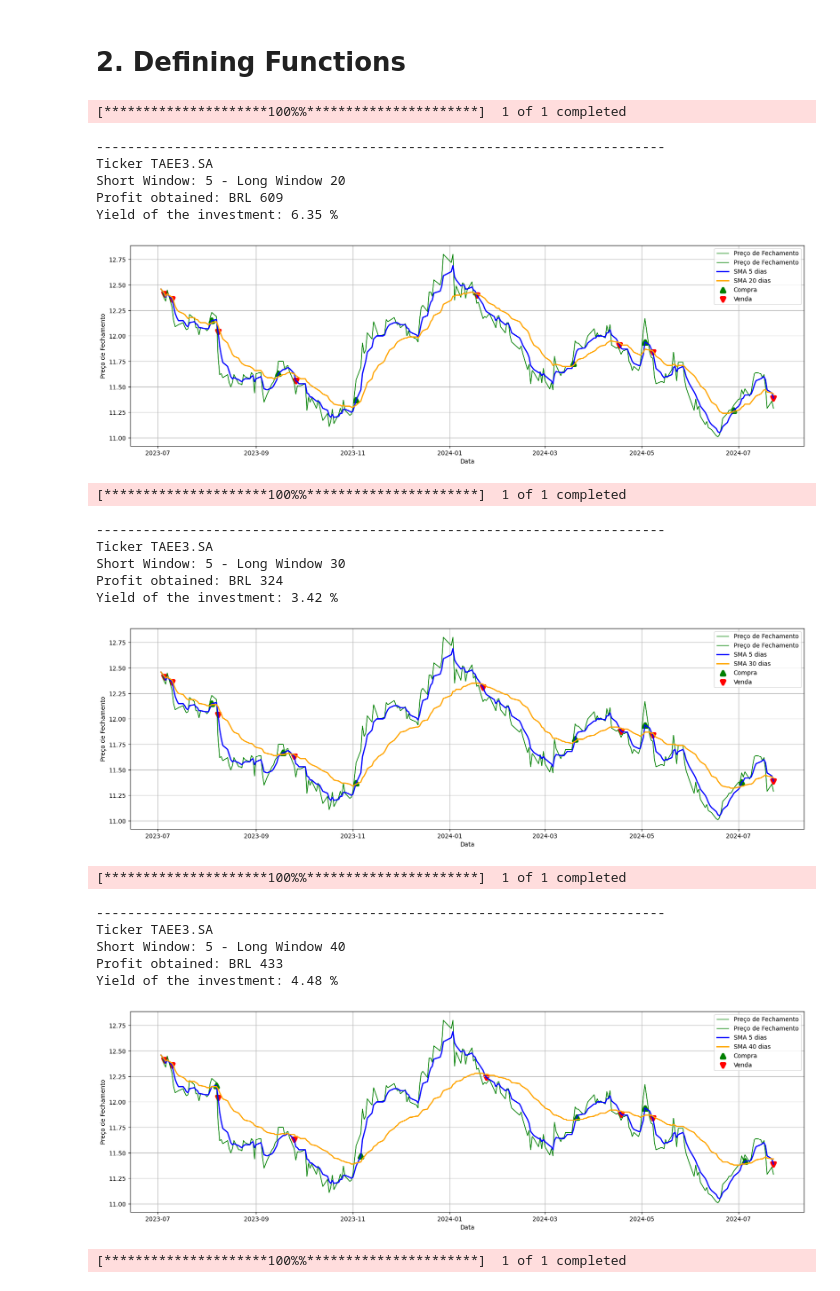
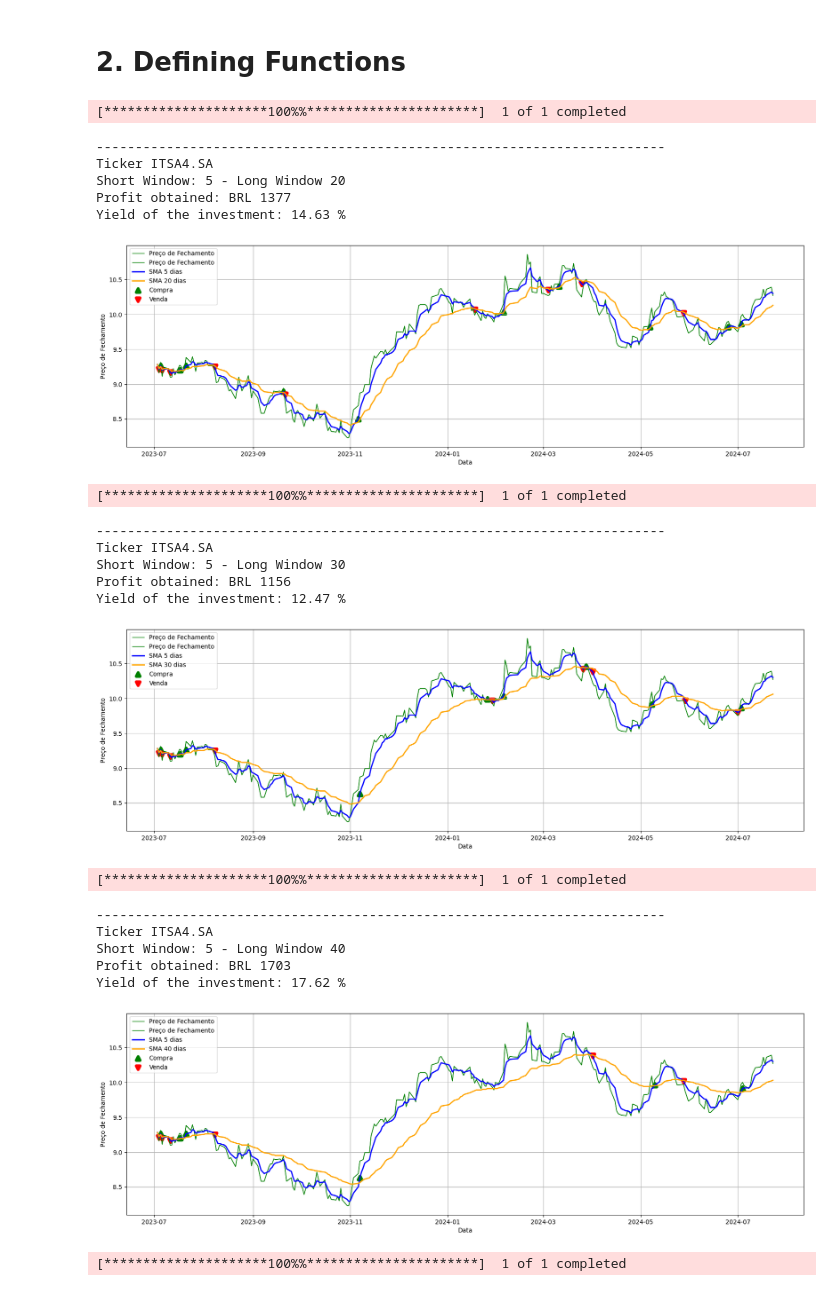
Before and after one commit to Antunes1993/finance_analysis, a Jupyter notebook: 002 - Backtesting/002_backtesting.ipynb, the cells around one changed output. Drawn from its saved outputs; the diff is of its cells as text; code cells hidden in the pictures.

```diff
--- a/002 - Backtesting/002_backtesting.ipynb
+++ b/002 - Backtesting/002_backtesting.ipynb
@@ -211,36 +209,36 @@ def plot_graph(data, str_short, str_long):
 # %%
 start_date = "2023-07-01"
 end_date = datetime.today().strftime('%Y-%m-%d')
 short_windows = [5, 10]
 long_windows = [20, 30, 40]
 tickers = [
-    "TAEE3.SA", "BBAS3.SA" ]
+    "ITSA4.SA"]
 
 for ticker in tickers:
     for short_window in short_windows:
         for long_window in long_windows:
             backtest_sma(ticker, start_date=start_date, end_date=end_date, short_window=short_window, long_window=long_window, initial_amount=initial_amount, show_graph=True)
 # %% [output]
 [*********************100%%**********************]  1 of 1 completed
 -------------------------------------------------------------------------
-Ticker TAEE3.SA
+Ticker ITSA4.SA
 Short Window: 5 - Long Window 20
-Profit obtained: BRL 609
-Yield of the investment: 6.35 %
+Profit obtained: BRL 1377
+Yield of the investment: 14.63 %
-[figure, old version]
+[figure, new version]
 [*********************100%%**********************]  1 of 1 completed
 -------------------------------------------------------------------------
-Ticker TAEE3.SA
+Ticker ITSA4.SA
 Short Window: 5 - Long Window 30
-Profit obtained: BRL 324
-Yield of the investment: 3.42 %
+Profit obtained: BRL 1156
+Yield of the investment: 12.47 %
-[figure, old version]
+[figure, new version]
 [*********************100%%**********************]  1 of 1 completed
 -------------------------------------------------------------------------
-Ticker TAEE3.SA
+Ticker ITSA4.SA
 Short Window: 5 - Long Window 40
-Profit obtained: BRL 433
-Yield of the investment: 4.48 %
+Profit obtained: BRL 1703
+Yield of the investment: 17.62 %
-[figure, old version]
+[figure, new version]
 [*********************100%%**********************]  1 of 1 completed
 -------------------------------------------------------------------------
```
Also changed, not shown: parts of 2 cells of this notebook, 4 other files.
